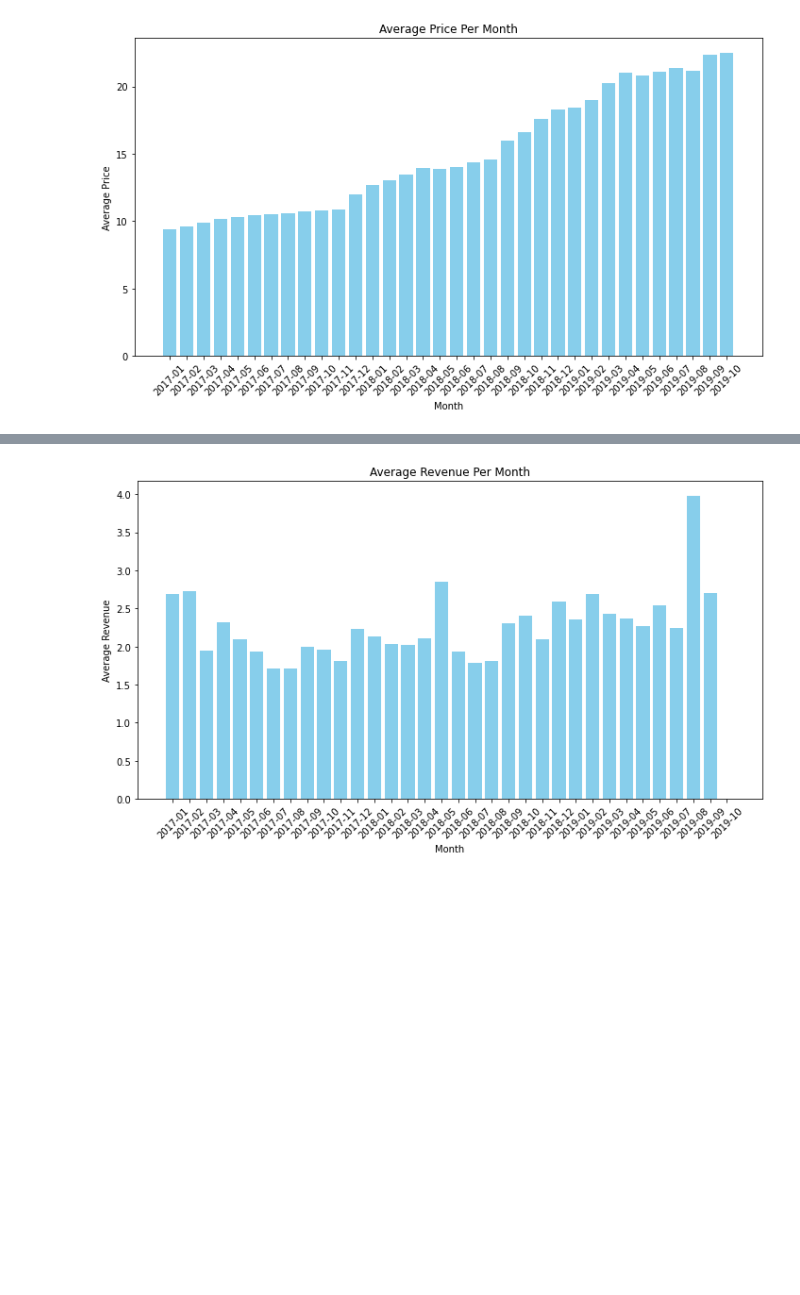
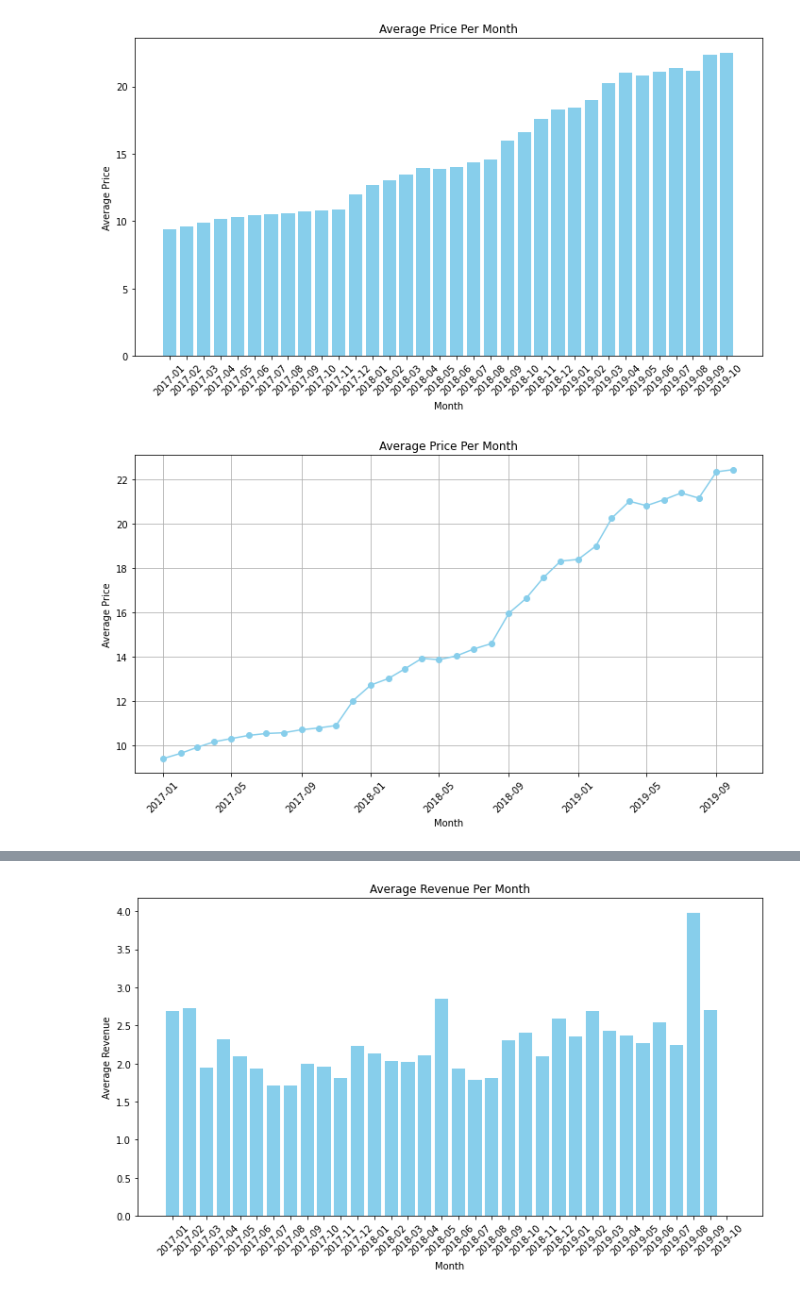
Before and after one commit to yurimfreitas/ProjectII, a Jupyter notebook: 3-DataProfiling.ipynb, the cells around one changed output, grey strips where cells are left out. Cells and saved outputs as stored; diff of their text form; code cells hidden in the pictures; blank space fills up the shorter version.

Commit message:
data understanding

```diff
--- a/3-DataProfiling.ipynb
+++ b/3-DataProfiling.ipynb
@@ -138,3 +138,27 @@ plt.tight_layout()
 plt.show()
 # %% [output]
 [figure]
+# %%
+# Group by month and aggregate prices
+df_monthly_sales = df_sales.groupby(df_sales['date'].dt.to_period('M')).agg({'price': 'mean'}).reset_index()
+
+# Rename columns if needed
+df_monthly_sales.columns = ['month', 'average_price']
+
+# Convert 'month' to datetime format for plotting
+df_monthly_sales['month'] = df_monthly_sales['month'].dt.to_timestamp()
+
+# Plotting the data
+plt.figure(figsize=(10, 6))
+plt.plot(df_monthly_sales['month'], df_monthly_sales['average_price'], marker='o', linestyle='-', color='skyblue')
+plt.title('Average Price Per Month')
+plt.xlabel('Month')
+plt.ylabel('Average Price')
+plt.xticks(rotation=45)
+plt.grid(True)
+plt.tight_layout()
+
+# Display the plot
+plt.show()
+# %% [output]
+[figure, added]
```
Also changed, not shown: parts of 2 cells of this notebook.
